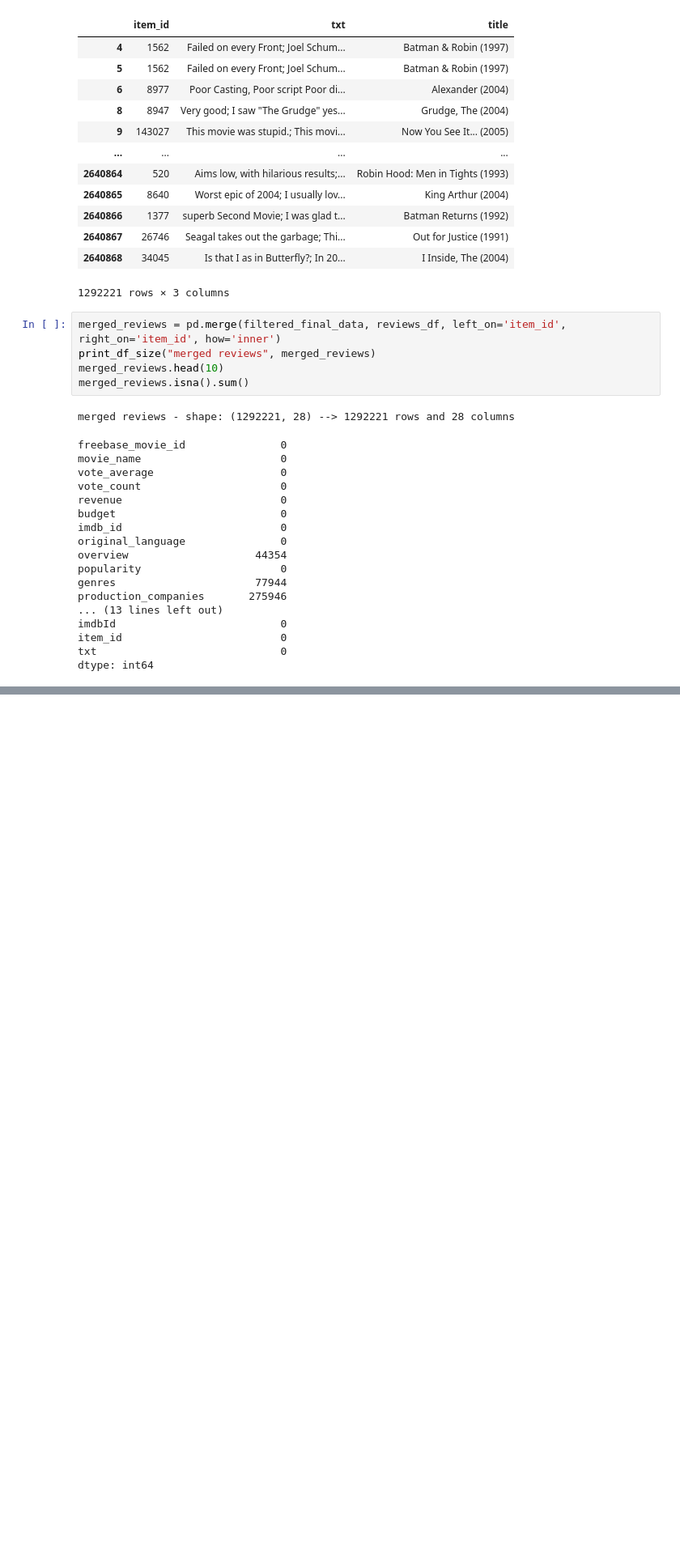
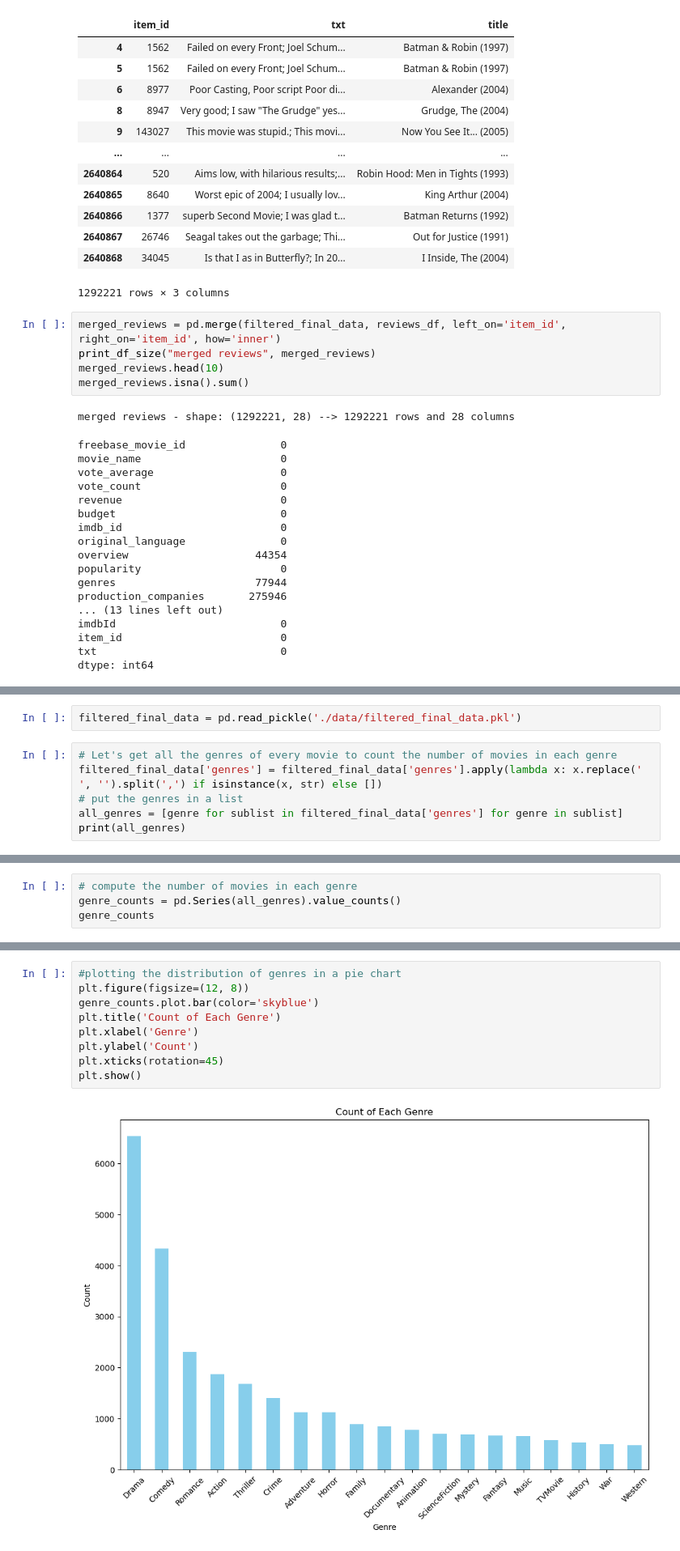
Before and after one commit to epfl-ada/ada-2024-project-gear5, a Jupyter notebook: data_exploration.ipynb, the cells around one changed output, grey strips where cells are left out. Shown at 81% size. Cells and saved outputs as stored; diff of their text form; blank space fills up the shorter version.

Commit message:
adding plots

```diff
--- a/data_exploration.ipynb
+++ b/data_exploration.ipynb
@@ -303,0 +345,8 @@ merged_reviews
+# %%
+filtered_final_data = pd.read_pickle('./data/filtered_final_data.pkl')
+# %%
+# Let's get all the genres of every movie to count the number of movies in each genre
+filtered_final_data['genres'] = filtered_final_data['genres'].apply(lambda x: x.replace(' ', '').split(',') if isinstance(x, str) else [])
+# put the genres in a list
+all_genres = [genre for sublist in filtered_final_data['genres'] for genre in sublist]
+print(all_genres)
@@ -303,0 +355,4 @@ merged_reviews
+# %%
+# compute the number of movies in each genre
+genre_counts = pd.Series(all_genres).value_counts()
+genre_counts
@@ -303,0 +380,11 @@ merged_reviews
+# %%
+#plotting the distribution of genres in a pie chart
+plt.figure(figsize=(12, 8))
+genre_counts.plot.bar(color='skyblue')
+plt.title('Count of Each Genre')
+plt.xlabel('Genre')
+plt.ylabel('Count')
+plt.xticks(rotation=45)
+plt.show()
+# %% [output]
+[figure, added]
```
Also changed, not shown: parts of 16 cells of this notebook, 2 other files.
